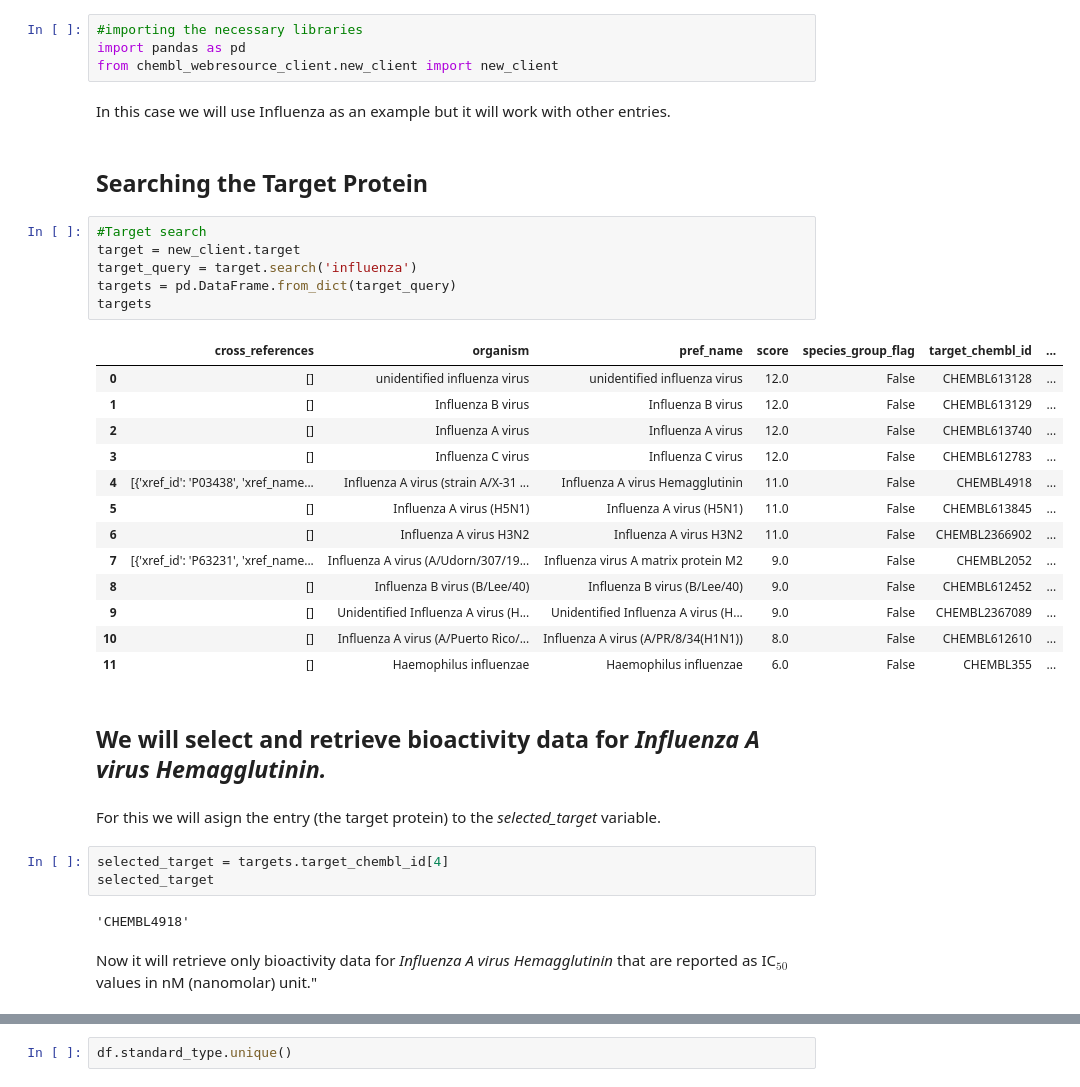
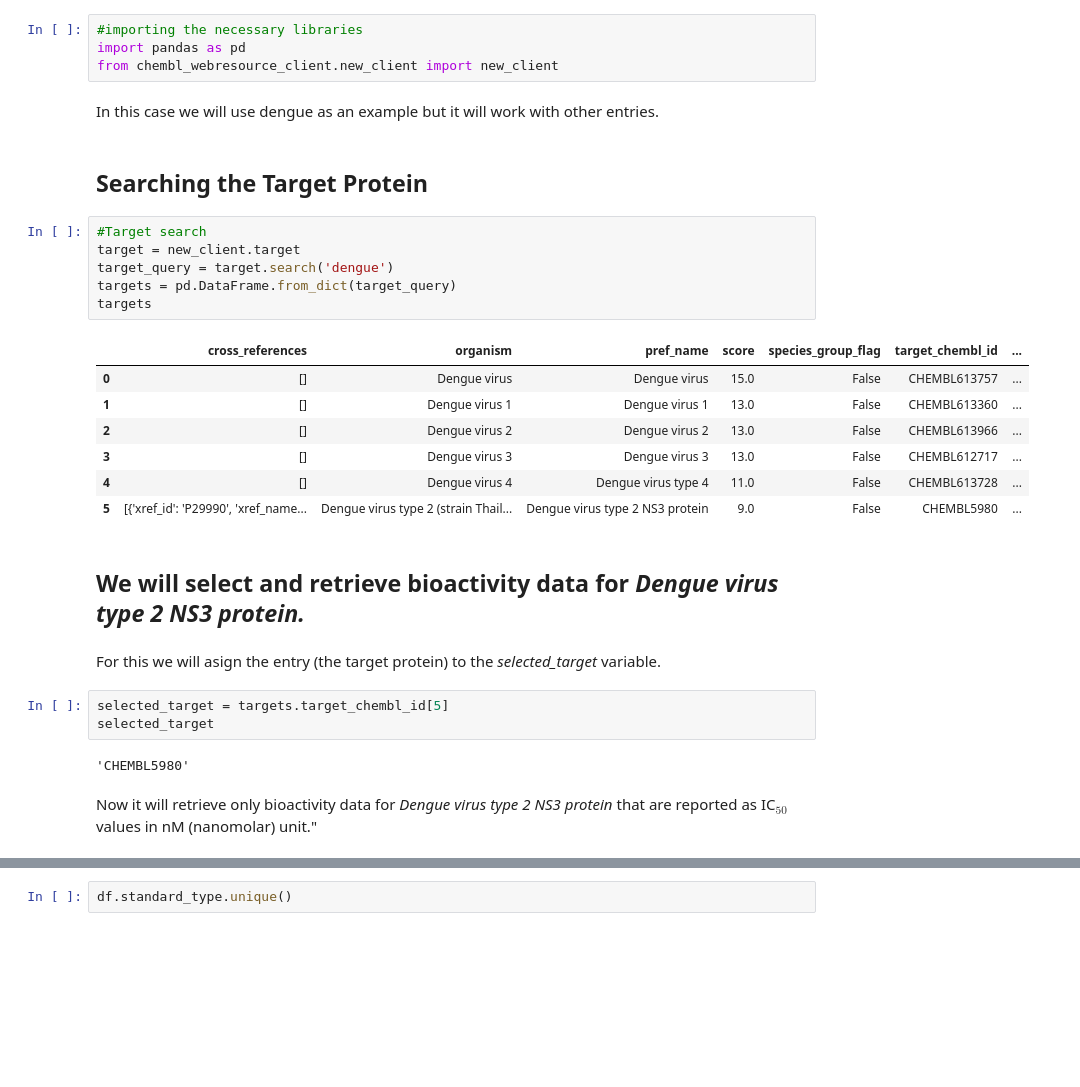
Before and after one commit to jpbarragan99/BioInf_Project1, a Jupyter notebook: Pro_Drug_Discovery.ipynb, the cells around one changed output, grey strips where cells are left out. Cells and saved outputs as stored; diff of their text form; blank space fills up the shorter version.

```diff
--- a/Pro_Drug_Discovery.ipynb
+++ b/Pro_Drug_Discovery.ipynb
@@ -34,40 +38,34 @@ Requirement already satisfied: six in /usr/local/lib/python3.7/dist-packages (fr
 import pandas as pd
 from chembl_webresource_client.new_client import new_client
 # %% [markdown]
-In this case we will use Influenza as an example but it will work with other entries.
+In this case we will use dengue as an example but it will work with other entries.
 # %% [markdown]
 ## **Searching the Target Protein**
 # %%
 #Target search
 target = new_client.target
-target_query = target.search('influenza')
+target_query = target.search('dengue')
 targets = pd.DataFrame.from_dict(target_query)
 targets
 # %% [output]
 |  | cross_references | organism | pref_name | score | species_group_flag | target_chembl_id | ... |
-| 0 | [] | unidentified influenza virus | unidentified influenza virus | 12.0 | False | CHEMBL613128 | ... |
-| 1 | [] | Influenza B virus | Influenza B virus | 12.0 | False | CHEMBL613129 | ... |
-| 2 | [] | Influenza A virus | Influenza A virus | 12.0 | False | CHEMBL613740 | ... |
-| 3 | [] | Influenza C virus | Influenza C virus | 12.0 | False | CHEMBL612783 | ... |
-| 4 | [{'xref_id': 'P03438', 'xref_name... | Influenza A virus (strain A/X-31 ... | Influenza A virus Hemagglutinin | 11.0 | False | CHEMBL4918 | ... |
-| 5 | [] | Influenza A virus (H5N1) | Influenza A virus (H5N1) | 11.0 | False | CHEMBL613845 | ... |
-| 6 | [] | Influenza A virus H3N2 | Influenza A virus H3N2 | 11.0 | False | CHEMBL2366902 | ... |
-| 7 | [{'xref_id': 'P63231', 'xref_name... | Influenza A virus (A/Udorn/307/19... | Influenza virus A matrix protein M2 | 9.0 | False | CHEMBL2052 | ... |
-| 8 | [] | Influenza B virus (B/Lee/40) | Influenza B virus (B/Lee/40) | 9.0 | False | CHEMBL612452 | ... |
-| 9 | [] | Unidentified Influenza A virus (H... | Unidentified Influenza A virus (H... | 9.0 | False | CHEMBL2367089 | ... |
-| 10 | [] | Influenza A virus (A/Puerto Rico/... | Influenza A virus (A/PR/8/34(H1N1)) | 8.0 | False | CHEMBL612610 | ... |
-| 11 | [] | Haemophilus influenzae | Haemophilus influenzae | 6.0 | False | CHEMBL355 | ... |
+| 0 | [] | Dengue virus | Dengue virus | 15.0 | False | CHEMBL613757 | ... |
+| 1 | [] | Dengue virus 1 | Dengue virus 1 | 13.0 | False | CHEMBL613360 | ... |
+| 2 | [] | Dengue virus 2 | Dengue virus 2 | 13.0 | False | CHEMBL613966 | ... |
+| 3 | [] | Dengue virus 3 | Dengue virus 3 | 13.0 | False | CHEMBL612717 | ... |
+| 4 | [] | Dengue virus 4 | Dengue virus type 4 | 11.0 | False | CHEMBL613728 | ... |
+| 5 | [{'xref_id': 'P29990', 'xref_name... | Dengue virus type 2 (strain Thail... | Dengue virus type 2 NS3 protein | 9.0 | False | CHEMBL5980 | ... |
 # %% [markdown]
-## **We will select and retrieve bioactivity data for *Influenza A virus Hemagglutinin.***
+## **We will select and retrieve bioactivity data for *Dengue virus type 2 NS3 protein.***
 # %% [markdown]
 For this we will asign the entry (the target protein) to the *selected_target* variable.
 # %%
-selected_target = targets.target_chembl_id[4]
+selected_target = targets.target_chembl_id[5]
 selected_target
 # %% [output]
-'CHEMBL4918'
+'CHEMBL5980'
 # %% [markdown]
-Now it will retrieve only bioactivity data for *Influenza A virus Hemagglutinin* that are reported as IC$_{50}$ values in nM (nanomolar) unit."
+Now it will retrieve only bioactivity data for *Dengue virus type 2 NS3 protein* that are reported as IC$_{50}$ values in nM (nanomolar) unit."
 # %%
 activity = new_client.activity
 res = activity.filter(target_chembl_id=selected_target).filter(standard_type="IC50")
```
Also changed, not shown: parts of 11 cells of this notebook.
